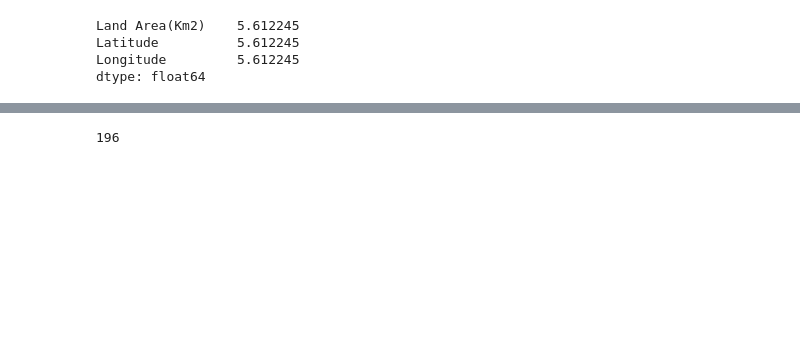
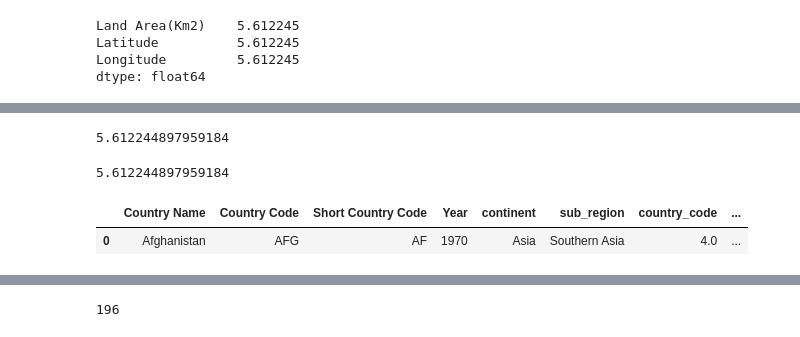
Before and after one commit to UznetDev/Global-Statistics-Dashboard, a Jupyter notebook: build_data.ipynb, the cells around one changed output, grey strips where cells are left out. Drawn from its saved outputs; the diff is of its cells as text; code cells hidden in the pictures; blank space fills up the shorter version.

```diff
--- a/build_data.ipynb
+++ b/build_data.ipynb
@@ -145,8 +147,15 @@ def remove_nan(df: pd.DataFrame, column: str, b1='Country Code', b2='Year', chec
             df.at[index, column] = avg
 
     return df
+
+def convert_to_decimal(value):
+    if isinstance(value, str):
+        # cleaned_str = value.replace(',', '')
+        # decimal_number = cleaned_str[0] + '.' + cleaned_str[1:]
+        return float(value.replace(',', ''))
+    return value
 # %%
-continents_df = pd.read_csv('dataset/countryContinent.csv', encoding='latin-1')
+continents_df = pd.read_csv('countryContinent.csv', encoding='latin-1')
 continents_df.rename(columns={'code_2': 'Short Country Code', 'code_3': 'Country Code'}, inplace=True)
 continents_df.drop(columns=['iso_3166_2', 'region_code', 'sub_region_code'], inplace=True)
 # %%
@@ -170,10 +179,14 @@ re_data = [
            'Maternal mortality ratio', 'Maternal mortality ratio', 'Population: Labor force participation (%)',
            'Population: Labor force participation (%)', 'Tax revenue (%)', 'Life expectancy', 'Minimum wage',
            'Out of pocket health expenditure', 'Physicians per thousand', 'Population',
-          'Total tax rate', 'Unemployment rate', 'Urban_population',
-           'Forested Area (%)', 'Official language', 'Largest city']
+          'Total tax rate',
+          'Unemployment rate', 'Urban_population',
+           'Forested Area (%)', 'Official language', 'Largest city'
+           ]
 
-km_data = pd.read_csv('dataset/world-data-2023.csv').drop(columns=re_data)
+
+
+km_data = pd.read_csv('world-data-2023.csv').drop(columns=re_data)
 km_data = km_data.rename(columns={'Country': 'Country Name', 'Abbreviation': 'Short Country Code', 'Currency-Code': 'Country Code'})
 # %%
 km_data = pd.merge(km_data, main_df[['Country Name', 'Short Country Code', 'Country Code']], on=['Country Name'], how='left')
@@ -205 +266,15 @@ dtype: float64
+# %%
+main_df['Land Area(Km2)'] = main_df['Land Area(Km2)'].apply(convert_to_decimal)
+main_df['Density (P/Km2)'] = main_df['Density (P/Km2)'].agg(convert_to_decimal)
+# %%
+print(main_df['Land Area(Km2)'].isna().mean() * 100)
+main_df['Density (P/Km2)'].isna().mean() * 100
+# %% [output]
+5.612244897959184
+5.612244897959184
+# %%
+main_df.head(1)
+# %% [output]
+|  | Country Name | Country Code | Short Country Code | Year | continent | sub_region | country_code | ... |
+| 0 | Afghanistan | AFG | AF | 1970 | Asia | Southern Asia | 4.0 | ... |
 # %%
```
Also changed, not shown: parts of 37 cells of this notebook.
